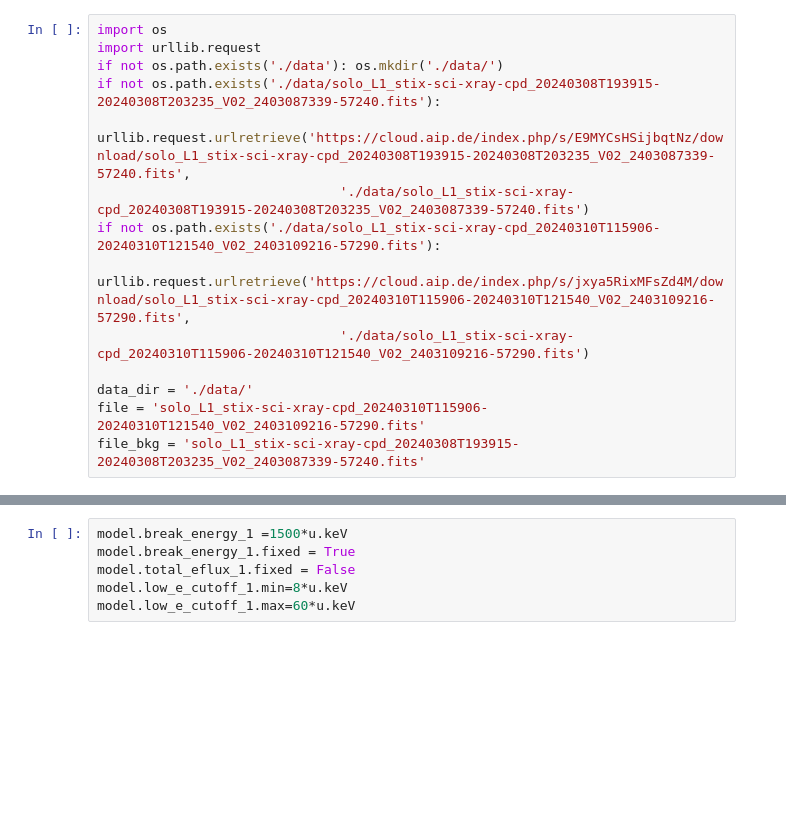
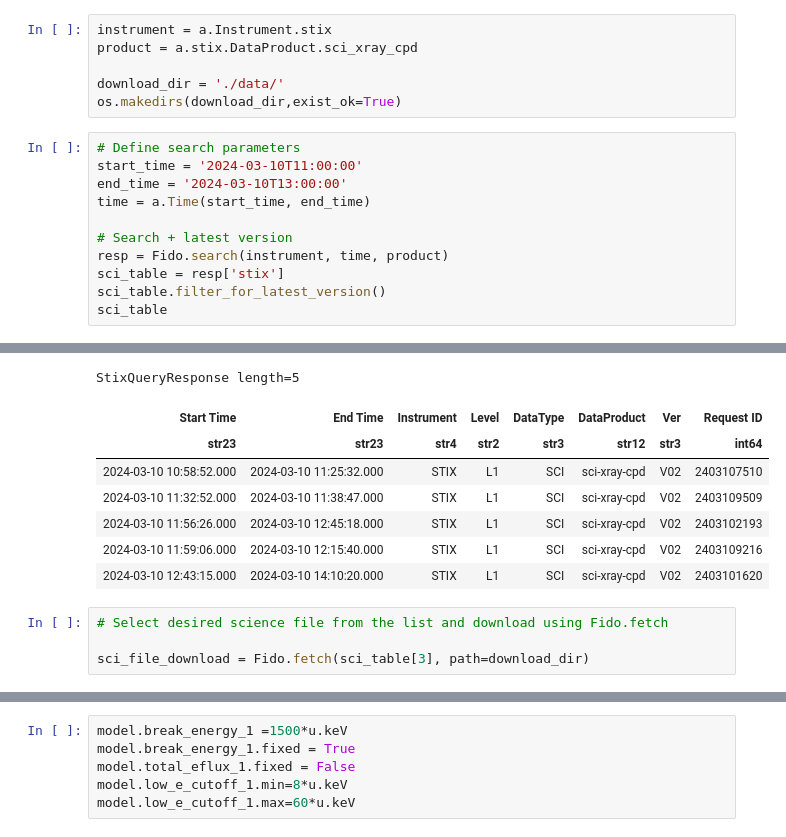
Before and after one commit to soler-he/sunkit-spex_demo, a Jupyter notebook: spectroscopy/fitting_testing_demo.ipynb, the cells around one changed output, grey strips where cells are left out. Cells and saved outputs as stored; diff of their text form; blank space fills up the shorter version.

```diff
--- a/spectroscopy/fitting_testing_demo.ipynb
+++ b/spectroscopy/fitting_testing_demo.ipynb
@@ -31,14 +36,18 @@ from sunkit_spex.spectrum.uncertainty import PoissonUncertainty
-# %%
-import os
-import urllib.request
-if not os.path.exists('./data'): os.mkdir('./data/')
-if not os.path.exists('./data/solo_L1_stix-sci-xray-cpd_20240308T193915-20240308T203235_V02_2403087339-57240.fits'):
-    urllib.request.urlretrieve('https://cloud.aip.de/index.php/s/E9MYCsHSijbqtNz/download/solo_L1_stix-sci-xray-cpd_20240308T193915-20240308T203235_V02_2403087339-57240.fits',
-                               './data/solo_L1_stix-sci-xray-cpd_20240308T193915-20240308T203235_V02_2403087339-57240.fits')
-if not os.path.exists('./data/solo_L1_stix-sci-xray-cpd_20240310T115906-20240310T121540_V02_2403109216-57290.fits'):
-    urllib.request.urlretrieve('https://cloud.aip.de/index.php/s/jxya5RixMFsZd4M/download/solo_L1_stix-sci-xray-cpd_20240310T115906-20240310T121540_V02_2403109216-57290.fits',
-                               './data/solo_L1_stix-sci-xray-cpd_20240310T115906-20240310T121540_V02_2403109216-57290.fits')
-
-data_dir = './data/'
-file = 'solo_L1_stix-sci-xray-cpd_20240310T115906-20240310T121540_V02_2403109216-57290.fits'
-file_bkg = 'solo_L1_stix-sci-xray-cpd_20240308T193915-20240308T203235_V02_2403087339-57240.fits'
+# %%
+instrument = a.Instrument.stix
+product = a.stix.DataProduct.sci_xray_cpd
+
+download_dir = './data/'
+os.makedirs(download_dir,exist_ok=True)
+# %%
+# Define search parameters
+start_time = '2024-03-10T11:00:00'
+end_time = '2024-03-10T13:00:00'
+time = a.Time(start_time, end_time)
+
+# Search + latest version
+resp = Fido.search(instrument, time, product)
+sci_table = resp['stix']
+sci_table.filter_for_latest_version()
+sci_table
+# %% [output]
@@ -44,0 +58,12 @@ file_bkg = 'solo_L1_stix-sci-xray-cpd_20240308T193915-20240308T203235_V02_240308
+StixQueryResponse length=5
+| Start Time | End Time | Instrument | Level | DataType | DataProduct | Ver | Request ID |
+| str23 | str23 | str4 | str2 | str3 | str12 | str3 | int64 |
+| 2024-03-10 10:58:52.000 | 2024-03-10 11:25:32.000 | STIX | L1 | SCI | sci-xray-cpd | V02 | 2403107510 |
+| 2024-03-10 11:32:52.000 | 2024-03-10 11:38:47.000 | STIX | L1 | SCI | sci-xray-cpd | V02 | 2403109509 |
+| 2024-03-10 11:56:26.000 | 2024-03-10 12:45:18.000 | STIX | L1 | SCI | sci-xray-cpd | V02 | 2403102193 |
+| 2024-03-10 11:59:06.000 | 2024-03-10 12:15:40.000 | STIX | L1 | SCI | sci-xray-cpd | V02 | 2403109216 |
+| 2024-03-10 12:43:15.000 | 2024-03-10 14:10:20.000 | STIX | L1 | SCI | sci-xray-cpd | V02 | 2403101620 |
+# %%
+# Select desired science file from the list and download using Fido.fetch
+
+sci_file_download = Fido.fetch(sci_table[3], path=download_dir)
```
Also changed, not shown: parts of 23 cells of this notebook, 8 other files.
